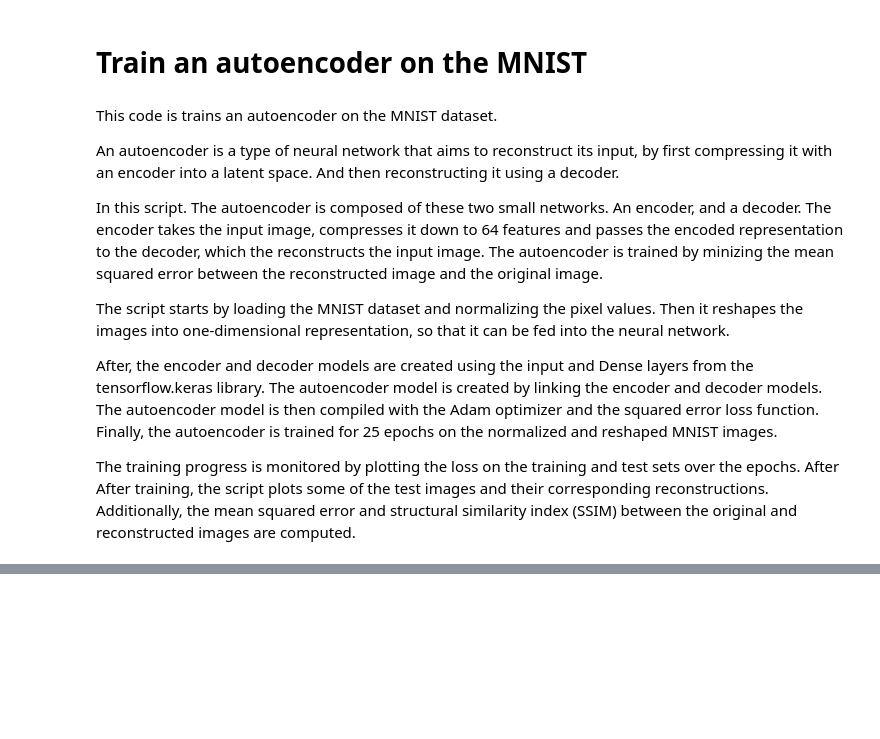
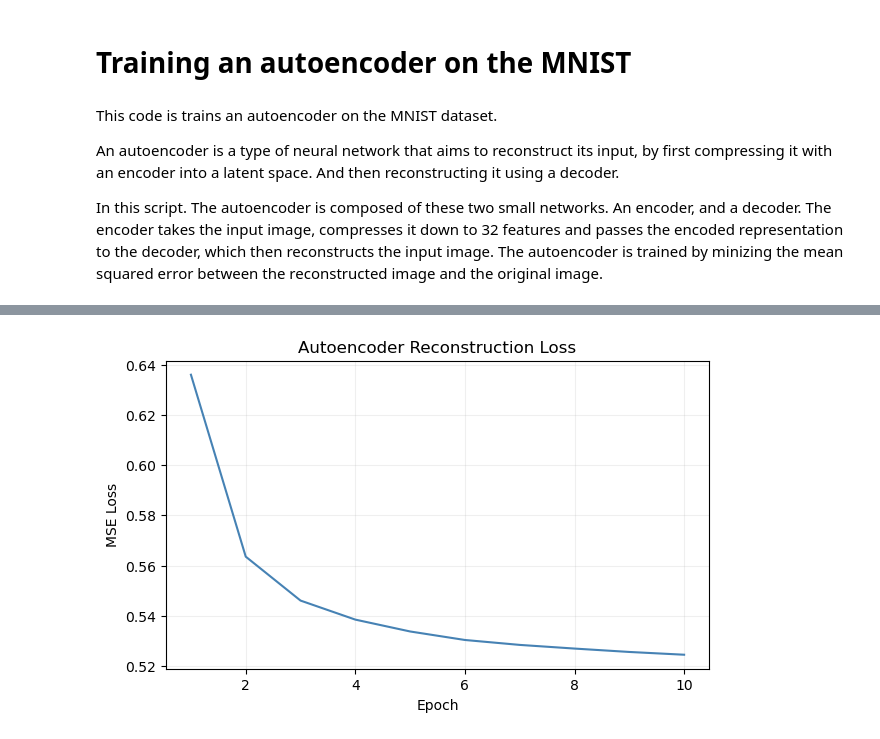
Before and after one commit to TshidisoMKG/NN_In_NumPy, a Jupyter notebook: AE_MNIST.ipynb, the cells around one changed output, grey strips where cells are left out. Drawn from its saved outputs; the diff is of its cells as text; code cells hidden in the pictures; blank space fills up the shorter version.

```diff
--- a/AE_MNIST.ipynb
+++ b/AE_MNIST.ipynb
@@ -1,14 +1,8 @@
 # %% [markdown]
-# Train an autoencoder on the MNIST
+# Training an autoencoder on the MNIST
 # %% [markdown]
 This code is trains an autoencoder on the MNIST dataset.
 
 An autoencoder is a type of neural network that aims to reconstruct its input, by first compressing it with an encoder into a latent space. And then reconstructing it using a decoder.
 
-In this script. The autoencoder is composed of these two small networks. An encoder, and a decoder. The encoder takes the input image, compresses it down to 64 features and passes the encoded representation to the decoder, which the reconstructs the input image. The autoencoder is trained by minizing the mean squared error between the reconstructed image and the original image.
-
-The script starts by loading the MNIST dataset and normalizing the pixel values. Then it reshapes the images into one-dimensional representation, so that it can be fed into the neural network.
-
-After, the encoder and decoder models are created using the input and Dense layers from the tensorflow.keras library. The autoencoder model is created by linking the encoder and decoder models. The autoencoder model is then compiled with the Adam optimizer and the squared error loss function. Finally, the autoencoder is trained for 25 epochs on the normalized and reshaped MNIST images.
-
-The training progress is monitored by plotting the loss on the training and test sets over the epochs. After After training, the script plots some of the test images and their corresponding reconstructions. Additionally, the mean squared error and structural similarity index (SSIM) between the original and reconstructed images are computed.
+In this script. The autoencoder is composed of these two small networks. An encoder, and a decoder. The encoder takes the input image, compresses it down to 32 features and passes the encoded representation to the decoder, which then reconstructs the input image. The autoencoder is trained by minizing the mean squared error between the reconstructed image and the original image.
@@ -14,0 +24,55 @@ The training progress is monitored by plotting the loss on the training and test
+# %%
+# Model Structuring
+
+class Autoencoder(nn.Module):
+    def __init__(self):
+        super().__init__()
+
+        self.encoder = nn.Sequential(nn.Linear(784, 128), nn.ReLU(), nn.Linear(128, 32), nn.ReLU())
+        self.decoder = nn.Sequential(nn.Linear(32, 128), nn.ReLU(), nn.Linear(128, 784), nn.Sigmoid())
+
+    def forward(self, x):
+        x = x.view(x.size(0), -1) # flatten 28x28 image into 748 values
+        x = self.encoder(x)
+        x = self.decoder(x)
+
+        return(x)
+# %%
+# Training
+
+model = Autoencoder()
+criterion = nn.MSELoss()
+optimizer = torch.optim.Adam(model.parameters(), lr=0.001)
+epochs = 10
+
+
+train_losses = []
+
+for epoch in range(epochs):
+    model.train()
+    total_loss = 0
+
+
+    for images, _ in train_loader:
+        optimizer.zero_grad()
+        outputs = model(images)
+        loss = criterion(outputs, images.view(images.size(0), -1))
+        loss.backward()
+
+        optimizer.step()
+
+        total_loss += loss.item()
+
+    train_losses.append(total_loss / len(train_loader))
+
+    print(f"Epoch: {epoch+1}/{epochs} - Loss: {total_loss/len(train_loader):.4f}")
+
+
+plt.figure(figsize=(7, 4))
+plt.plot(range(1, epochs + 1), train_losses, color='steelblue')
+plt.title('Autoencoder Reconstruction Loss')
+plt.xlabel('Epoch')
+plt.ylabel('MSE Loss')
+plt.grid(True, alpha=0.2)
+plt.show()
+# %% [output]
@@ -14,0 +89 @@ The training progress is monitored by plotting the loss on the training and test
+[figure, added]
```
Also changed, not shown: parts of 7 cells of this notebook, 1 other file.
